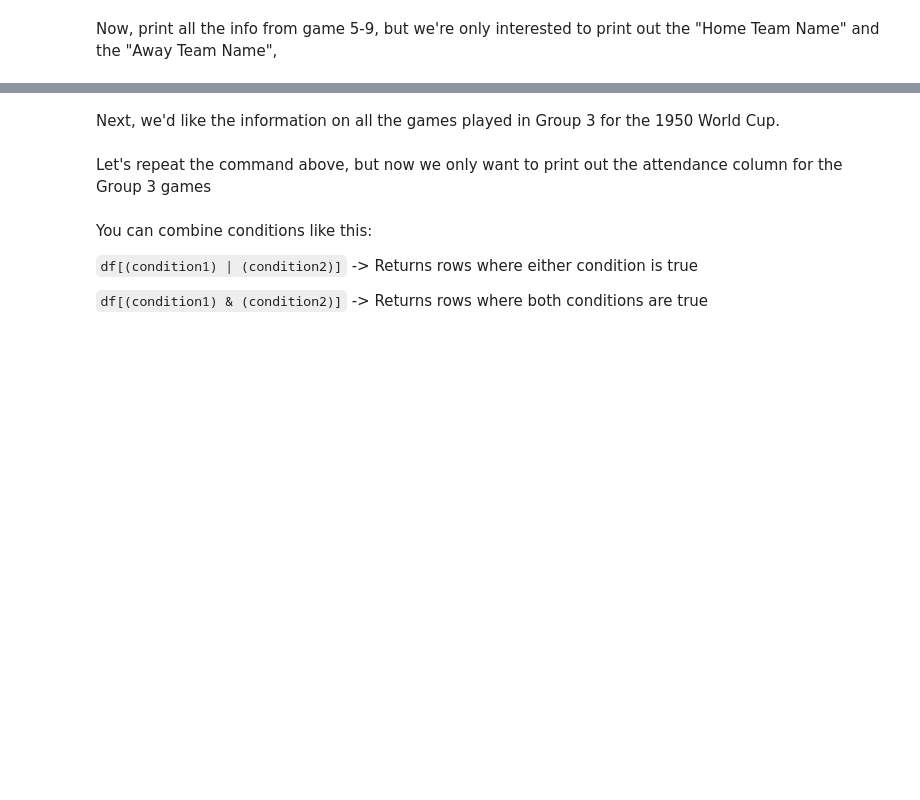
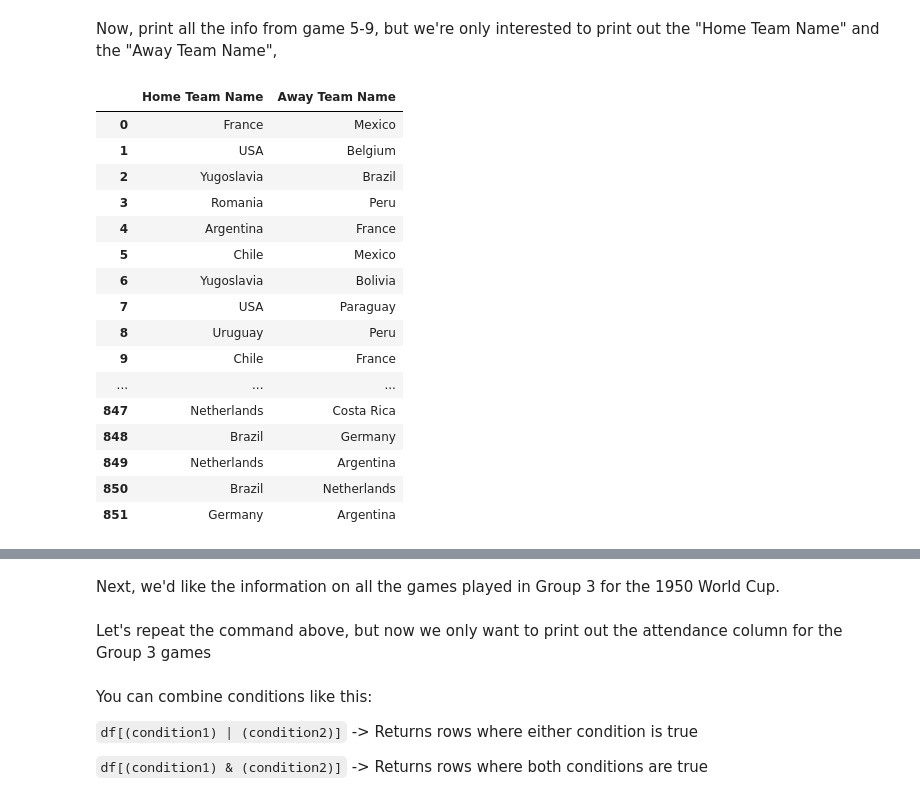
Before and after one commit to seancarverphd/dsc-accessing-data-with-pandas-lab-dc-ds-060319, a Jupyter notebook: index.ipynb, the cells around one changed output, grey strips where cells are left out. Saved outputs shown, nothing was run; the diff lists cells and outputs as text; code cells hidden in the pictures; blank space fills up the shorter version.

```diff
--- a/index.ipynb
+++ b/index.ipynb
@@ -101,5 +101,22 @@ df.iloc[3:6]
 # %% [markdown]
 Now, print all the info from game 5-9, but we're only interested to print out the "Home Team Name" and the "Away Team Name",
 # %%
-df.[[]]'Home Team Name'
+df[['Home Team Name', 'Away Team Name']].iloc
 # %% [output]
+|  | Home Team Name | Away Team Name |
+| 0 | France | Mexico |
+| 1 | USA | Belgium |
+| 2 | Yugoslavia | Brazil |
+| 3 | Romania | Peru |
+| 4 | Argentina | France |
+| 5 | Chile | Mexico |
+| 6 | Yugoslavia | Bolivia |
+| 7 | USA | Paraguay |
+| 8 | Uruguay | Peru |
+| 9 | Chile | France |
+| ... | ... | ... |
+| 847 | Netherlands | Costa Rica |
+| 848 | Brazil | Germany |
+| 849 | Netherlands | Argentina |
+| 850 | Brazil | Netherlands |
+| 851 | Germany | Argentina |
```
Also changed, not shown: parts of 1 cell of this notebook.
